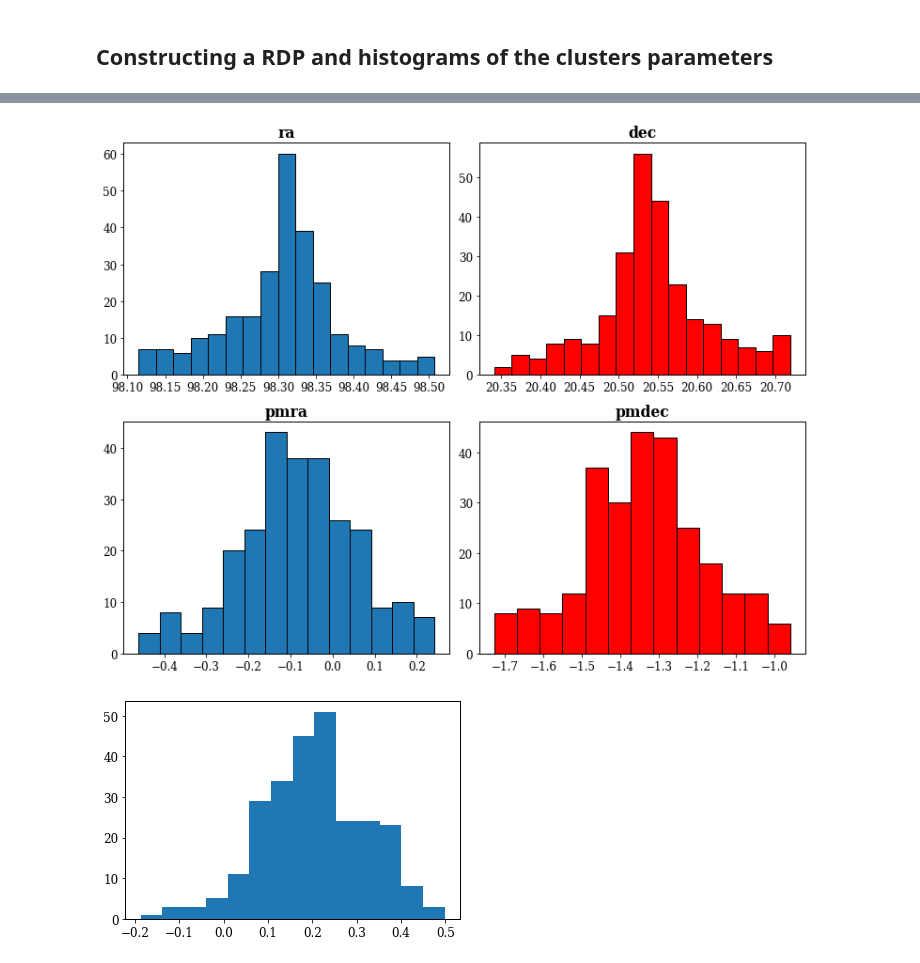
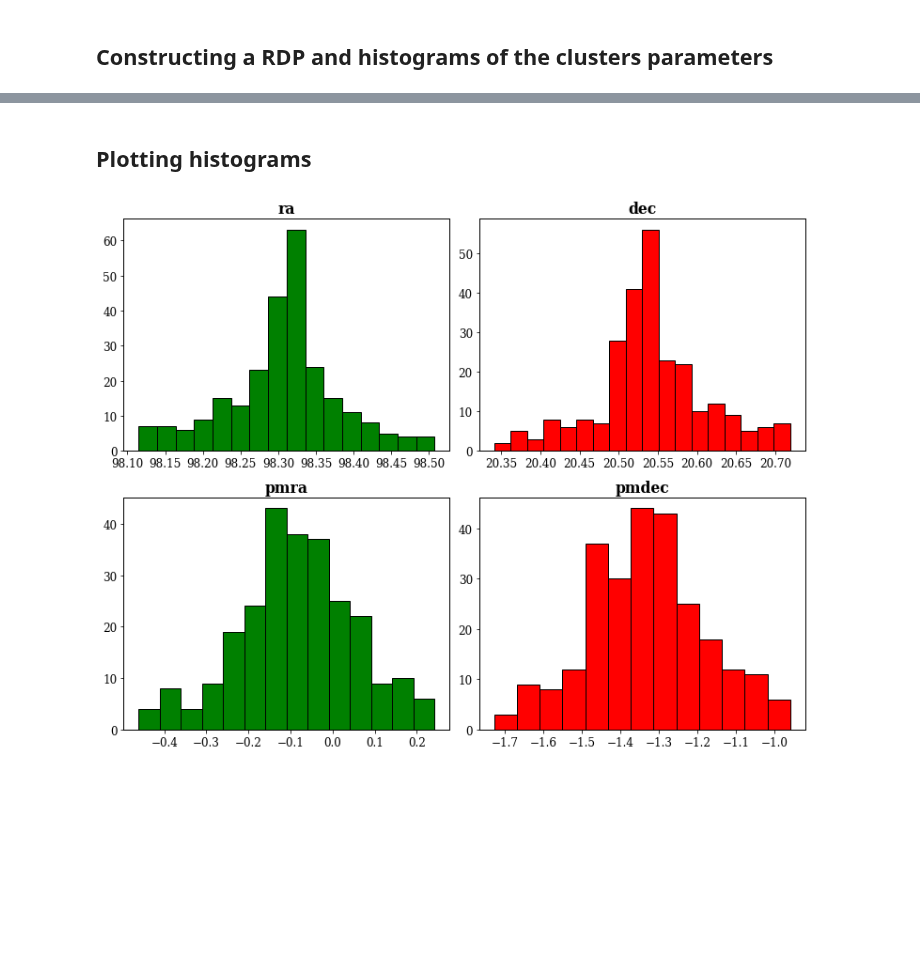
Before and after one commit to jppirest/mw_substructures, a Jupyter notebook: dados/GAIA/Latest/Clusters/Berkeley_23/py_gaia.ipynb, the cells around one changed output, grey strips where cells are left out. Drawn from its saved outputs; the diff is of its cells as text; code cells hidden in the pictures; blank space fills up the shorter version.

```diff
--- a/dados/GAIA/Latest/Clusters/Berkeley_23/py_gaia.ipynb
+++ b/dados/GAIA/Latest/Clusters/Berkeley_23/py_gaia.ipynb
@@ -165,6 +161,17 @@ print(distances[knee.knee])
 0.20864083386376095
 <Figure size 360x360 with 0 Axes>
 [figure]
+# %%
+plt.rc('xtick', labelsize=12)
+plt.rc('ytick', labelsize=12)
+plt.rcParams['axes.linewidth'] = 1.0
+
+
+font = {'family' : 'serif',
+        'weight' : 'normal',
+        'size'   : 13}
+
+plt.rc('font', **font)
 # %% [markdown]
 ## Performing DBSCAN
 # %%
@@ -219,6 +226,7 @@ xout, yout = pontos_cluster.T
 
 
 subset = ndf[ndf['pmra'].isin(xin) & ndf['pmdec'].isin(yin)]
+subset = subset.reset_index(drop=True)
 
 fig, ax = plt.subplots(1,2, figsize=(10,6))
 ax[0].scatter(xin,yin, color = 'k', zorder = 100)
@@ -296,32 +298,29 @@ Text(0, 0.5, 'stellar density (arcsec$^{-2}$)')
+# %% [markdown]
+## Plotting histograms
 # %%
 fig = plt.figure(figsize = (13,10))
 ax1 = fig.add_subplot(4,4, (1,6))
 ax2 = fig.add_subplot(4,4, (9,14))
 ax3 = fig.add_subplot(4,4, (3,8))
 ax4 = fig.add_subplot(4,4, (11,16))
 
 optimal_bin = np.histogram_bin_edges(subset['ra'], bins = 'fd')
-ax1.hist(subset['ra'], optimal_bin,  ec = 'k');
+ax1.hist(subset['ra'], optimal_bin,  ec = 'k', color = 'green');
 
 optimal_bin = np.histogram_bin_edges(subset['pmra'], bins = 'fd')
-ax2.hist(subset['pmra'], optimal_bin,  ec = 'k');
+ax2.hist(subset['pmra'], optimal_bin,  ec = 'k', color = 'green');
 
 optimal_bin = np.histogram_bin_edges(subset['dec'], bins = 'fd')
 ax3.hist(subset['dec'], optimal_bin,  ec = 'k', color = 'red');
 
 optimal_bin = np.histogram_bin_edges(subset['pmdec'], bins = 'fd')
 ax4.hist(subset['pmdec'], optimal_bin,  ec = 'k', color = 'red');
 
 ax1.set_title('ra', fontweight = 'bold')
 ax2.set_title('pmra', fontweight = 'bold')
 ax3.set_title('dec', fontweight = 'bold')
 ax4.set_title('pmdec', fontweight = 'bold')
 
 plt.subplots_adjust(wspace = 0.2, hspace = 0.5)
 # %% [output]
-[figure, old version]
+[figure, new version]
-# %%
-optimal_bin = np.histogram_bin_edges(subset['parallax'], bins = 'fd')
-plt.hist(subset['parallax'], optimal_bin);
-# %% [output]
-[figure, removed]
```
Also changed, not shown: parts of 23 cells of this notebook, 1 other file.
